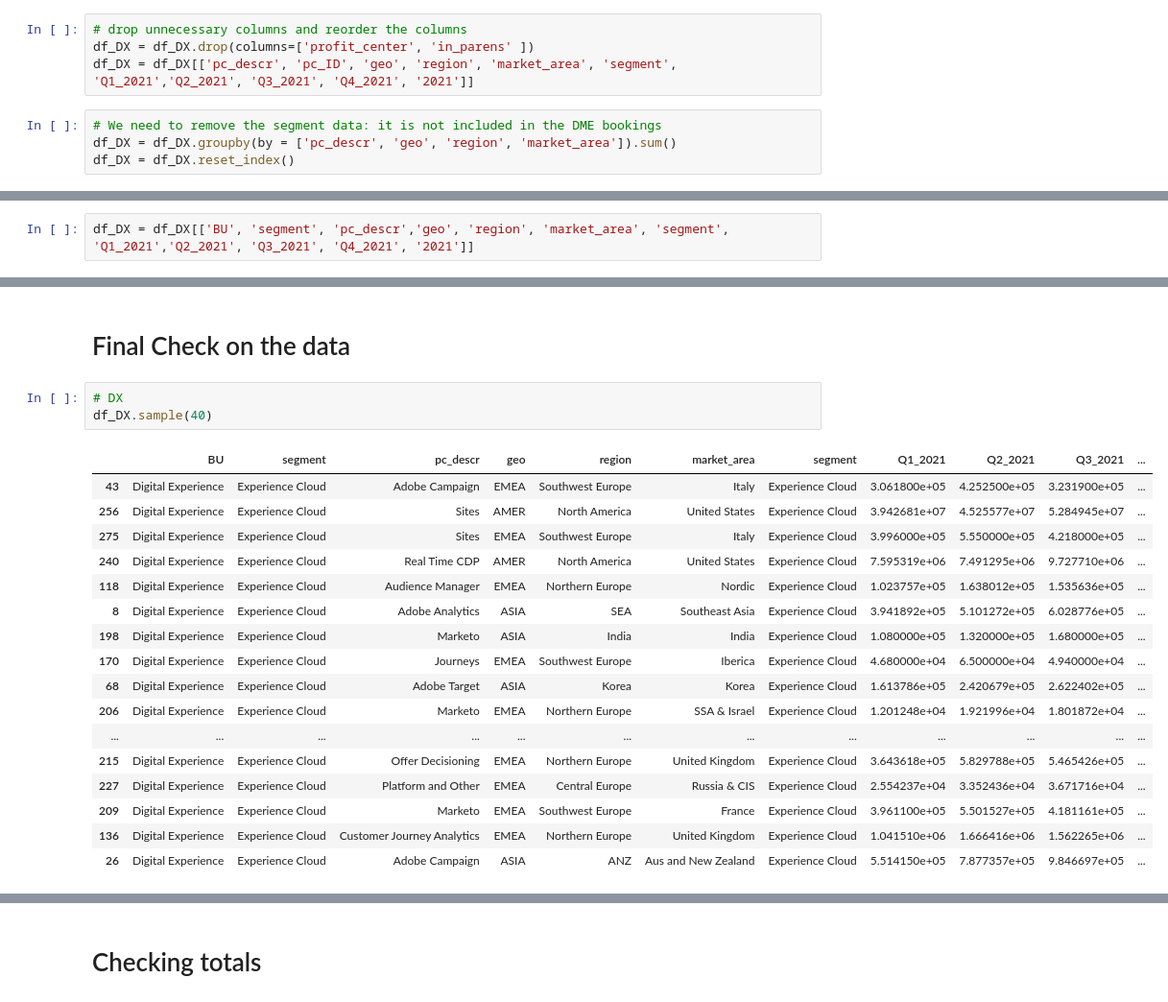
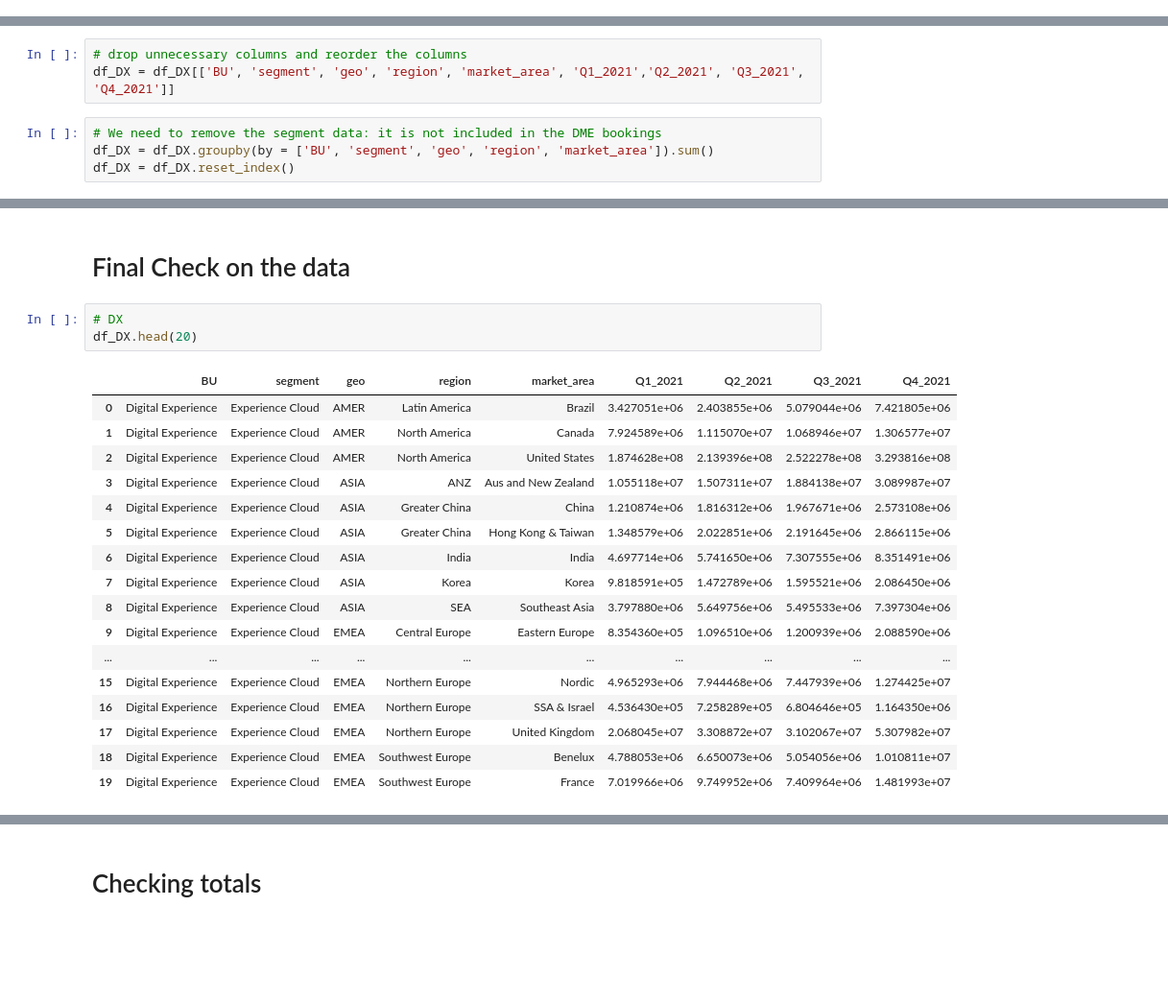
Before and after one commit to davidjsmith44/Deferred_Revenue_Forecast, a Jupyter notebook: notebooks/clean_new_bookings_file.ipynb, the cells around one changed output, grey strips where cells are left out. Shown at 96% size. Saved outputs shown, nothing was run; the diff lists cells and outputs as text; blank space fills up the shorter version.

Commit message:
working on the new bookings forecast

```diff
--- a/notebooks/clean_new_bookings_file.ipynb
+++ b/notebooks/clean_new_bookings_file.ipynb
@@ -620,20 +585,17 @@ df_DX['region'] = df_DX['region'].ffill()
 # %%
 # filter to just include market area
 df_DX = df_DX[df_DX['in_parens']=='MA'].copy()
-# %%
-# drop unnecessary columns and reorder the columns
-df_DX = df_DX.drop(columns=['profit_center', 'in_parens' ])
-df_DX = df_DX[['pc_descr', 'pc_ID', 'geo', 'region', 'market_area', 'segment', 'Q1_2021','Q2_2021', 'Q3_2021', 'Q4_2021', '2021']]
-# %%
-# We need to remove the segment data: it is not included in the DME bookings
-df_DX = df_DX.groupby(by = ['pc_descr', 'geo', 'region', 'market_area']).sum()
-df_DX = df_DX.reset_index()
 # %%
 # need to add the BU and segment information to the bookings file so that it matches
 df_DX['BU'] = 'Digital Experience'
 df_DX['segment'] = 'Experience Cloud'
 # %%
-df_DX = df_DX[['BU', 'segment', 'pc_descr','geo', 'region', 'market_area', 'segment', 'Q1_2021','Q2_2021', 'Q3_2021', 'Q4_2021', '2021']]
+# drop unnecessary columns and reorder the columns
+df_DX = df_DX[['BU', 'segment', 'geo', 'region', 'market_area', 'Q1_2021','Q2_2021', 'Q3_2021', 'Q4_2021']]
+# %%
+# We need to remove the segment data: it is not included in the DME bookings
+df_DX = df_DX.groupby(by = ['BU', 'segment', 'geo', 'region', 'market_area']).sum()
+df_DX = df_DX.reset_index()
 # %%
 df_DX.head(20)
 # %% [output]
@@ -680,24 +639,24 @@ memory usage: 26.1+ KB
 # Final Check on the data
 # %%
 # DX
-df_DX.sample(40)
+df_DX.head(20)
 # %% [output]
-|  | BU | segment | pc_descr | geo | region | market_area | segment | Q1_2021 | Q2_2021 | Q3_2021 | ... |
-| 43 | Digital Experience | Experience Cloud | Adobe Campaign | EMEA | Southwest Europe | Italy | Experience Cloud | 3.061800e+05 | 4.252500e+05 | 3.231900e+05 | ... |
-| 256 | Digital Experience | Experience Cloud | Sites | AMER | North America | United States | Experience Cloud | 3.942681e+07 | 4.525577e+07 | 5.284945e+07 | ... |
-| 275 | Digital Experience | Experience Cloud | Sites | EMEA | Southwest Europe | Italy | Experience Cloud | 3.996000e+05 | 5.550000e+05 | 4.218000e+05 | ... |
-| 240 | Digital Experience | Experience Cloud | Real Time CDP | AMER | North America | United States | Experience Cloud | 7.595319e+06 | 7.491295e+06 | 9.727710e+06 | ... |
-| 118 | Digital Experience | Experience Cloud | Audience Manager | EMEA | Northern Europe | Nordic | Experience Cloud | 1.023757e+05 | 1.638012e+05 | 1.535636e+05 | ... |
-| 8 | Digital Experience | Experience Cloud | Adobe Analytics | ASIA | SEA | Southeast Asia | Experience Cloud | 3.941892e+05 | 5.101272e+05 | 6.028776e+05 | ... |
-| 198 | Digital Experience | Experience Cloud | Marketo | ASIA | India | India | Experience Cloud | 1.080000e+05 | 1.320000e+05 | 1.680000e+05 | ... |
-| 170 | Digital Experience | Experience Cloud | Journeys | EMEA | Southwest Europe | Iberica | Experience Cloud | 4.680000e+04 | 6.500000e+04 | 4.940000e+04 | ... |
-| 68 | Digital Experience | Experience Cloud | Adobe Target | ASIA | Korea | Korea | Experience Cloud | 1.613786e+05 | 2.420679e+05 | 2.622402e+05 | ... |
-| 206 | Digital Experience | Experience Cloud | Marketo | EMEA | Northern Europe | SSA & Israel | Experience Cloud | 1.201248e+04 | 1.921996e+04 | 1.801872e+04 | ... |
-| ... | ... | ... | ... | ... | ... | ... | ... | ... | ... | ... | ... |
-| 215 | Digital Experience | Experience Cloud | Offer Decisioning | EMEA | Northern Europe | United Kingdom | Experience Cloud | 3.643618e+05 | 5.829788e+05 | 5.465426e+05 | ... |
-| 227 | Digital Experience | Experience Cloud | Platform and Other | EMEA | Central Europe | Russia & CIS | Experience Cloud | 2.554237e+04 | 3.352436e+04 | 3.671716e+04 | ... |
-| 209 | Digital Experience | Experience Cloud | Marketo | EMEA | Southwest Europe | France | Experience Cloud | 3.961100e+05 | 5.501527e+05 | 4.181161e+05 | ... |
-| 136 | Digital Experience | Experience Cloud | Customer Journey Analytics | EMEA | Northern Europe | United Kingdom | Experience Cloud | 1.041510e+06 | 1.666416e+06 | 1.562265e+06 | ... |
-| 26 | Digital Experience | Experience Cloud | Adobe Campaign | ASIA | ANZ | Aus and New Zealand | Experience Cloud | 5.514150e+05 | 7.877357e+05 | 9.846697e+05 | ... |
+|  | BU | segment | geo | region | market_area | Q1_2021 | Q2_2021 | Q3_2021 | Q4_2021 |
+| 0 | Digital Experience | Experience Cloud | AMER | Latin America | Brazil | 3.427051e+06 | 2.403855e+06 | 5.079044e+06 | 7.421805e+06 |
+| 1 | Digital Experience | Experience Cloud | AMER | North America | Canada | 7.924589e+06 | 1.115070e+07 | 1.068946e+07 | 1.306577e+07 |
+| 2 | Digital Experience | Experience Cloud | AMER | North America | United States | 1.874628e+08 | 2.139396e+08 | 2.522278e+08 | 3.293816e+08 |
+| 3 | Digital Experience | Experience Cloud | ASIA | ANZ | Aus and New Zealand | 1.055118e+07 | 1.507311e+07 | 1.884138e+07 | 3.089987e+07 |
+| 4 | Digital Experience | Experience Cloud | ASIA | Greater China | China | 1.210874e+06 | 1.816312e+06 | 1.967671e+06 | 2.573108e+06 |
+| 5 | Digital Experience | Experience Cloud | ASIA | Greater China | Hong Kong & Taiwan | 1.348579e+06 | 2.022851e+06 | 2.191645e+06 | 2.866115e+06 |
+| 6 | Digital Experience | Experience Cloud | ASIA | India | India | 4.697714e+06 | 5.741650e+06 | 7.307555e+06 | 8.351491e+06 |
+| 7 | Digital Experience | Experience Cloud | ASIA | Korea | Korea | 9.818591e+05 | 1.472789e+06 | 1.595521e+06 | 2.086450e+06 |
+| 8 | Digital Experience | Experience Cloud | ASIA | SEA | Southeast Asia | 3.797880e+06 | 5.649756e+06 | 5.495533e+06 | 7.397304e+06 |
+| 9 | Digital Experience | Experience Cloud | EMEA | Central Europe | Eastern Europe | 8.354360e+05 | 1.096510e+06 | 1.200939e+06 | 2.088590e+06 |
+| ... | ... | ... | ... | ... | ... | ... | ... | ... | ... |
+| 15 | Digital Experience | Experience Cloud | EMEA | Northern Europe | Nordic | 4.965293e+06 | 7.944468e+06 | 7.447939e+06 | 1.274425e+07 |
+| 16 | Digital Experience | Experience Cloud | EMEA | Northern Europe | SSA & Israel | 4.536430e+05 | 7.258289e+05 | 6.804646e+05 | 1.164350e+06 |
+| 17 | Digital Experience | Experience Cloud | EMEA | Northern Europe | United Kingdom | 2.068045e+07 | 3.308872e+07 | 3.102067e+07 | 5.307982e+07 |
+| 18 | Digital Experience | Experience Cloud | EMEA | Southwest Europe | Benelux | 4.788053e+06 | 6.650073e+06 | 5.054056e+06 | 1.010811e+07 |
+| 19 | Digital Experience | Experience Cloud | EMEA | Southwest Europe | France | 7.019966e+06 | 9.749952e+06 | 7.409964e+06 | 1.481993e+07 |
 # %%
 # DME
```
Also changed, not shown: parts of 77 cells of this notebook, 1 other file.
